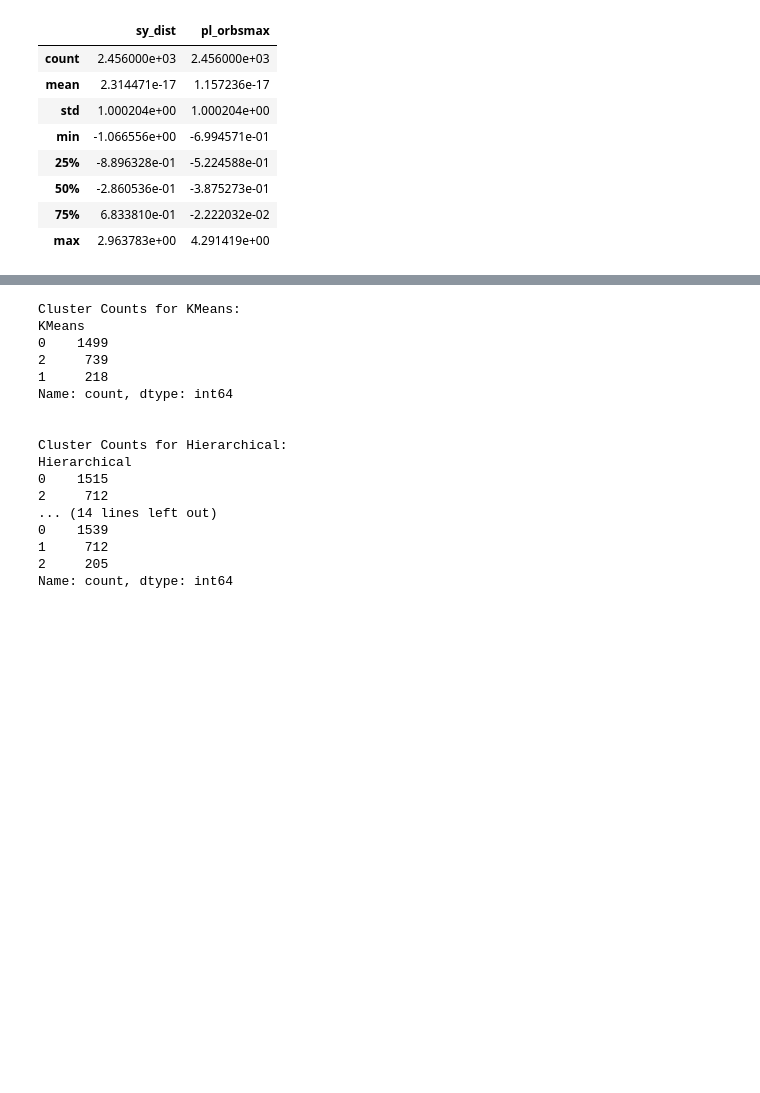
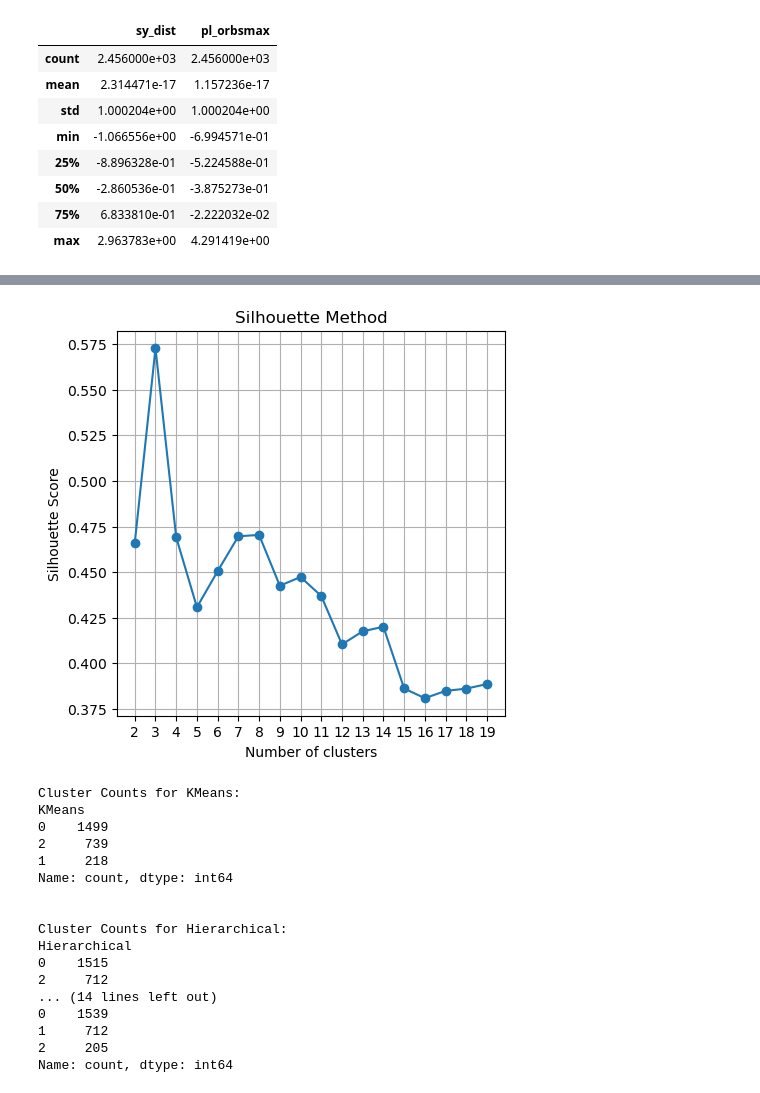
Before and after one commit to astropi-b/ExoCluster, a Jupyter notebook: Phase 1/phase1.ipynb, the cells around one changed output, grey strips where cells are left out. Cells and saved outputs as stored; diff of their text form; code cells hidden in the pictures; blank space fills up the shorter version.

```diff
--- a/Phase 1/phase1.ipynb
+++ b/Phase 1/phase1.ipynb
@@ -183,0 +120,21 @@ ensemble_clusters = ensemble_clustering.fit_predict(dissimilarity_matrix)
+# %%
+from sklearn.cluster import KMeans
+from sklearn.metrics import silhouette_score
+import matplotlib.pyplot as plt
+
+# Assuming 'data1_normalized' is a normalized dataset ready for clustering
+
+# Silhouette Method
+silhouette_scores = [silhouette_score(data1_normalized, KMeans(n_clusters=k, n_init='auto', random_state=42).fit_predict(data1_normalized)) for k in range(2, 20)]
+
+# Plotting the Silhouette Method
+plt.figure(figsize=(5, 5))
+plt.plot(range(2, 20), silhouette_scores, marker='o')
+plt.title('Silhouette Method')
+plt.xlabel('Number of clusters')
+plt.ylabel('Silhouette Score')
+plt.xticks(range(2, 20))
+plt.grid(True)
+plt.show()
+# %% [output]
+[figure, added]
```
Also changed, not shown: parts of 3 cells of this notebook.
